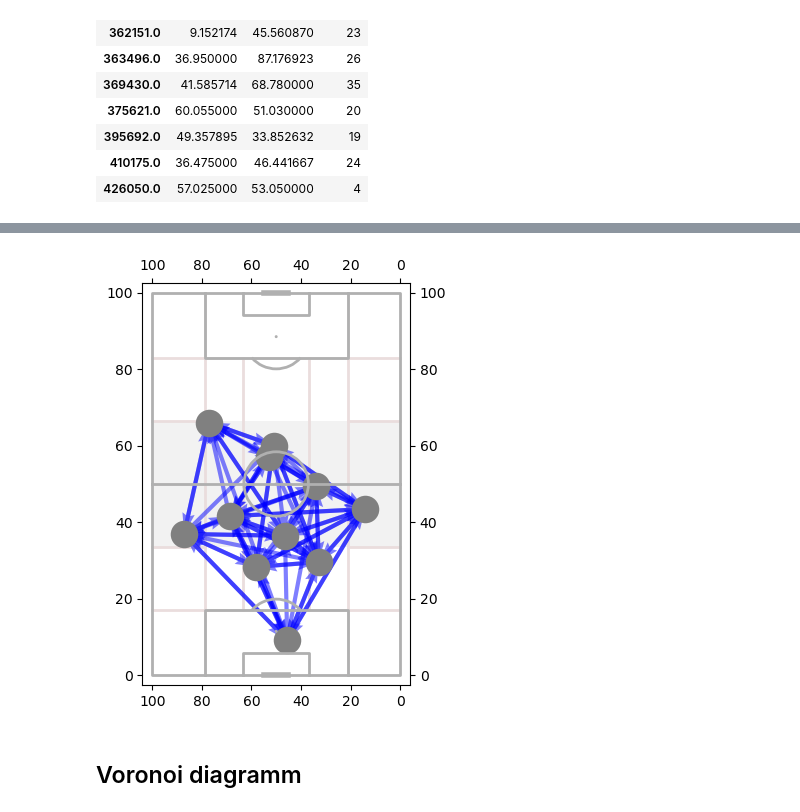
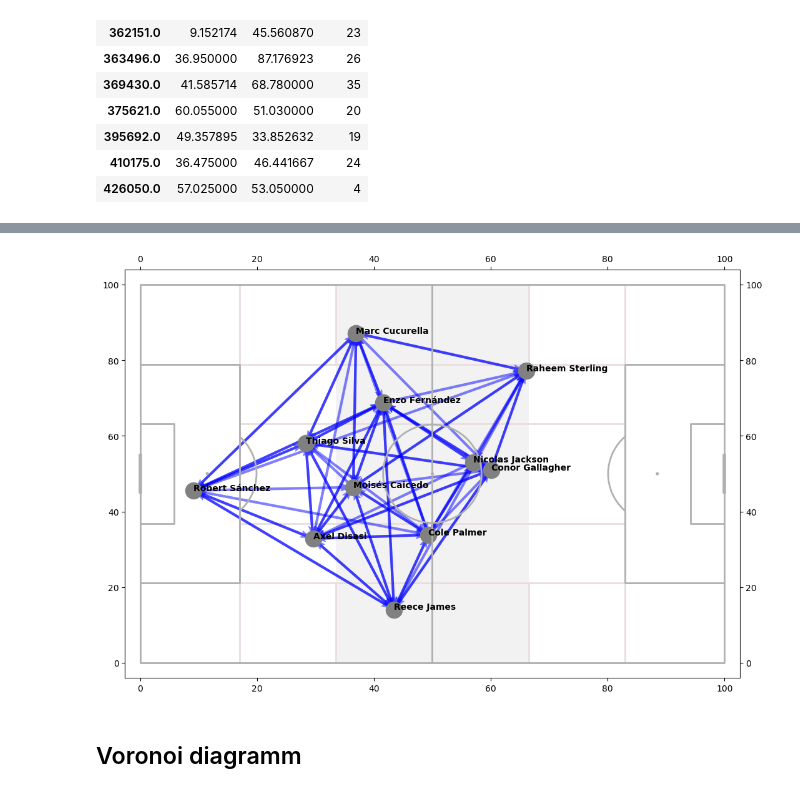
Before and after one commit to Football-Analytics-UCU/Manchester-City, a Jupyter notebook: src/KPI_Test_010124.ipynb, the cells around one changed output, grey strips where cells are left out. Saved outputs shown, nothing was run; the diff lists cells and outputs as text; code cells hidden in the pictures.

```diff
--- a/src/KPI_Test_010124.ipynb
+++ b/src/KPI_Test_010124.ipynb
@@ -110,3 +121,8 @@ MC_average_locations
 | 365409.0 | 60.200000 | 36.436842 | 19 |
 | 388098.0 | 68.440000 | 70.830000 | 10 |
 | 402664.0 | 52.450000 | 82.921429 | 42 |
+# %%
+#players names
+df_player_name = df.groupby(["team", 'player_id', 'player']).id.count().reset_index()
+df_player_name = df_player_name.set_index('player_id')
+print(df_player_name)
@@ -112,0 +147,3 @@ MC_average_locations
+# %%
+MC_average_locations= MC_average_locations.merge(df_player_name[['player']], how='left', left_on='passer', right_index=True) \
+        .rename(columns={'player': 'player_name'})
@@ -155,9 +218,18 @@ pass_between_reducted = pass_between[pass_between['pass_count']>3]
 # %%
 #Put the pass network on the pitch
-pitch = VerticalPitch(pitch_type='opta', positional=True, shade_middle=True, positional_color='#eadddd', shade_color='#f2f2f2', axis=True, label=True, tick=True, line_zorder =2 )
-fig, ax = pitch.draw()
+pitch = Pitch(pitch_type='opta', positional=True, shade_middle=True, positional_color='#eadddd', shade_color='#f2f2f2', axis=True, label=True, tick=True, line_zorder =2 )
+fig, ax = plt.subplots(figsize=(13, 8.5))
 
-arrows = pitch.arrows(pass_between.x, pass_between.y, pass_between.x_end, pass_between.y_end, ax=ax, width =3, headwidth=3, color = 'red', zorder = 1, alpha = 0.5)
+pitch.draw(ax=ax)
 
-nodes = pitch.scatter(MC_average_locations.x, MC_average_locations.y, s =300, color = "blue", linewidth = 2.5, alpha =1, zorder = 1, ax=ax)
+
+arrows = pitch.arrows(pass_between_MC.x, pass_between_MC.y, pass_between_MC.x_end, pass_between_MC.y_end, ax=ax, \
+                      width =3, headwidth=3, color = 'red', zorder = 1, alpha = 0.5)
+
+nodes = pitch.scatter(MC_average_locations.x, MC_average_locations.y, s =100, color = "blue", linewidth = 2.5, \
+                      alpha =1, zorder = 1, ax=ax)
+
+for i, row in MC_average_locations.iterrows():
+    pitch.annotate(row.player_name, (MC_average_locations.x[i], MC_average_locations.y[i]), c='black', \
+                   weight = "bold", size=10, ax=ax, zorder = 4)
 # %% [output]
@@ -207,3 +279,7 @@ Ch_average_locations
 | 395692.0 | 49.357895 | 33.852632 | 19 |
 | 410175.0 | 36.475000 | 46.441667 | 24 |
 | 426050.0 | 57.025000 | 53.050000 | 4 |
+# %%
+Ch_average_locations= Ch_average_locations.merge(df_player_name[['player']], how='left', left_on='passer', right_index=True) \
+        .rename(columns={'player': 'player_name'})
+Ch_average_locations.head()
@@ -251,14 +335,20 @@ pass_between_Ch.describe()
 pass_between_reducted_Ch = pass_between_Ch[pass_between_Ch['pass_count']>3]
 # %%
 #Put the pass network on the pitch
-pitch = VerticalPitch(pitch_type='opta', positional=True, shade_middle=True, positional_color='#eadddd', shade_color='#f2f2f2', axis=True, label=True, tick=True, line_zorder =2 )
-fig, ax = pitch.draw()
+pitch = Pitch(pitch_type='opta', positional=True, shade_middle=True, positional_color='#eadddd', shade_color='#f2f2f2', axis=True, label=True, tick=True, line_zorder =2 )
+fig, ax = plt.subplots(figsize=(13, 8.5))
+
+pitch.draw(ax=ax)
 
 arrows = pitch.arrows(pass_between_Ch.x, pass_between_Ch.y, pass_between_Ch.x_end, pass_between_Ch.y_end, ax=ax, width =3, headwidth=3, color = 'blue', zorder = 1, alpha = 0.5)
 
 nodes = pitch.scatter(Ch_average_locations.x, Ch_average_locations.y, s =300, color = "grey", linewidth = 2.5, alpha =1, zorder = 1, ax=ax)
+
+for i, row in Ch_average_locations.iterrows():
+    pitch.annotate(row.player_name, (Ch_average_locations.x[i], Ch_average_locations.y[i]), c='black', \
+                   weight = "bold", size=10, ax=ax, zorder = 4)
 # %% [output]
-[figure, old version]
+[figure, new version]
 # %% [markdown]
 ## Voronoi diagramm
 # %%
```
Also changed, not shown: parts of 39 cells of this notebook, 2 other files.
